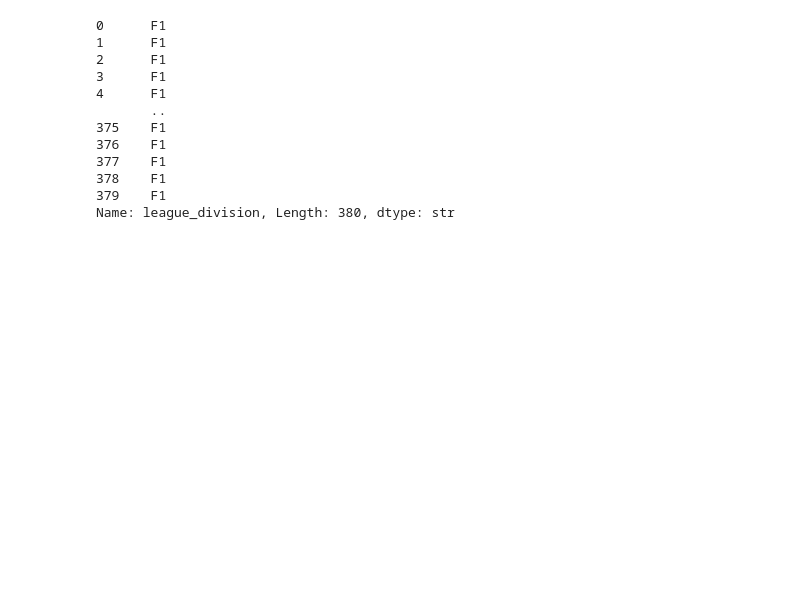
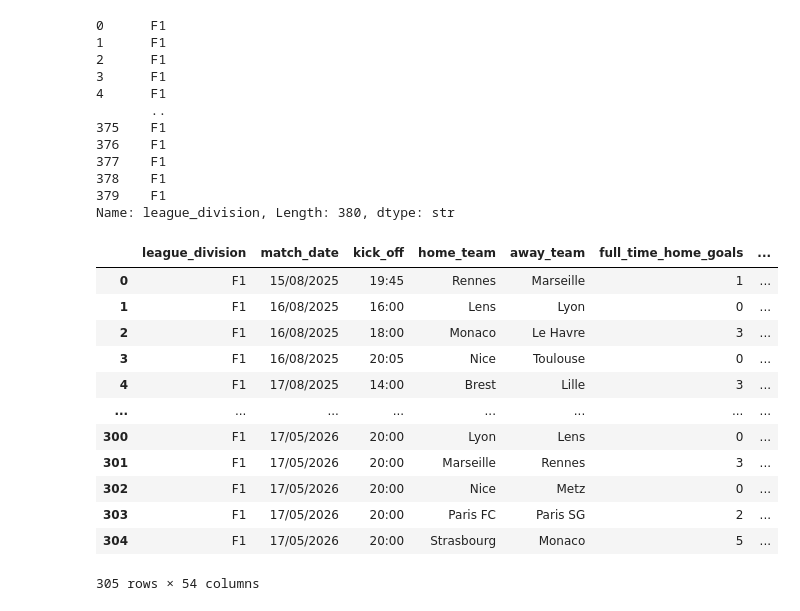
Before and after one commit to fk-961/odds-vs-reality, a Jupyter notebook: notebooks/exploration_raw.ipynb, the cells around one changed output. Saved outputs shown, nothing was run; the diff lists cells and outputs as text; code cells hidden in the pictures; blank space fills up the shorter version.

```diff
--- a/notebooks/exploration_raw.ipynb
+++ b/notebooks/exploration_raw.ipynb
@@ -777,3 +777,19 @@ mapped_l1_data['F1_2122']['league_division']
 378    F1
 379    F1
 Name: league_division, Length: 380, dtype: str
+# %%
+df
+# %% [output]
+|  | league_division | match_date | kick_off | home_team | away_team | full_time_home_goals | ... |
+| 0 | F1 | 15/08/2025 | 19:45 | Rennes | Marseille | 1 | ... |
+| 1 | F1 | 16/08/2025 | 16:00 | Lens | Lyon | 0 | ... |
+| 2 | F1 | 16/08/2025 | 18:00 | Monaco | Le Havre | 3 | ... |
+| 3 | F1 | 16/08/2025 | 20:05 | Nice | Toulouse | 0 | ... |
+| 4 | F1 | 17/08/2025 | 14:00 | Brest | Lille | 3 | ... |
+| ... | ... | ... | ... | ... | ... | ... | ... |
+| 300 | F1 | 17/05/2026 | 20:00 | Lyon | Lens | 0 | ... |
+| 301 | F1 | 17/05/2026 | 20:00 | Marseille | Rennes | 3 | ... |
+| 302 | F1 | 17/05/2026 | 20:00 | Nice | Metz | 0 | ... |
+| 303 | F1 | 17/05/2026 | 20:00 | Paris FC | Paris SG | 2 | ... |
+| 304 | F1 | 17/05/2026 | 20:00 | Strasbourg | Monaco | 5 | ... |
+305 rows × 54 columns
```
Also changed, not shown: parts of 5 cells of this notebook, 8 other files.
